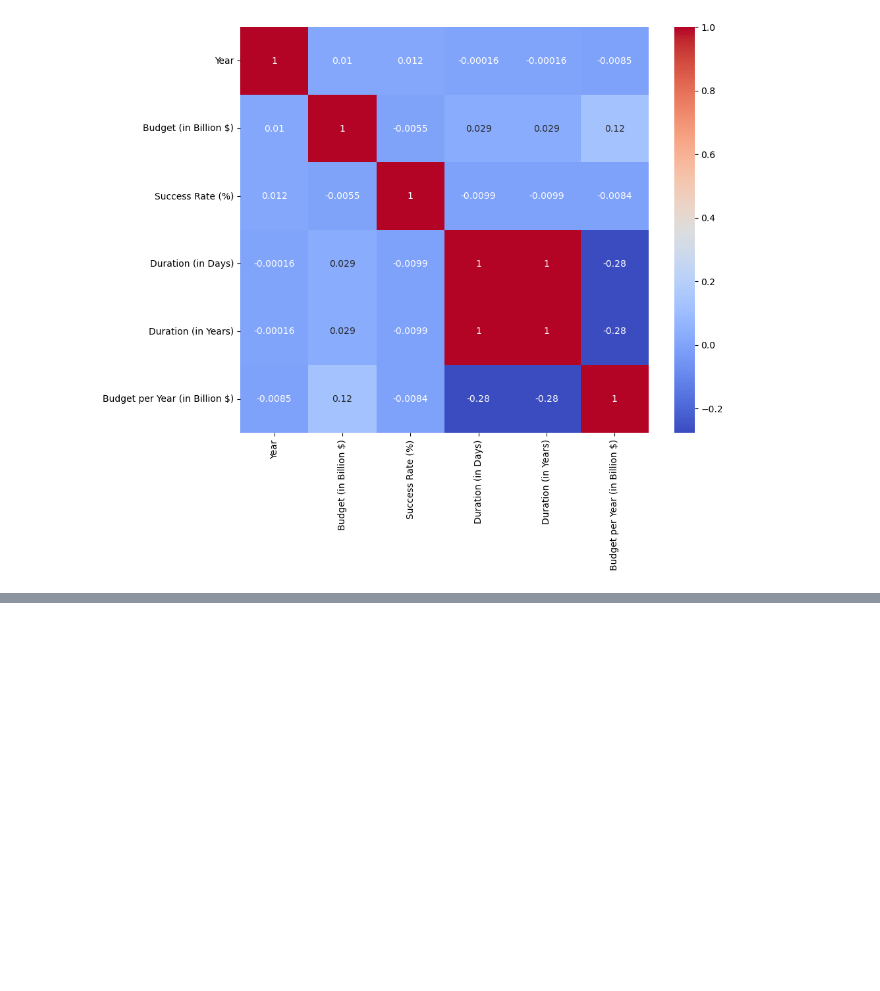
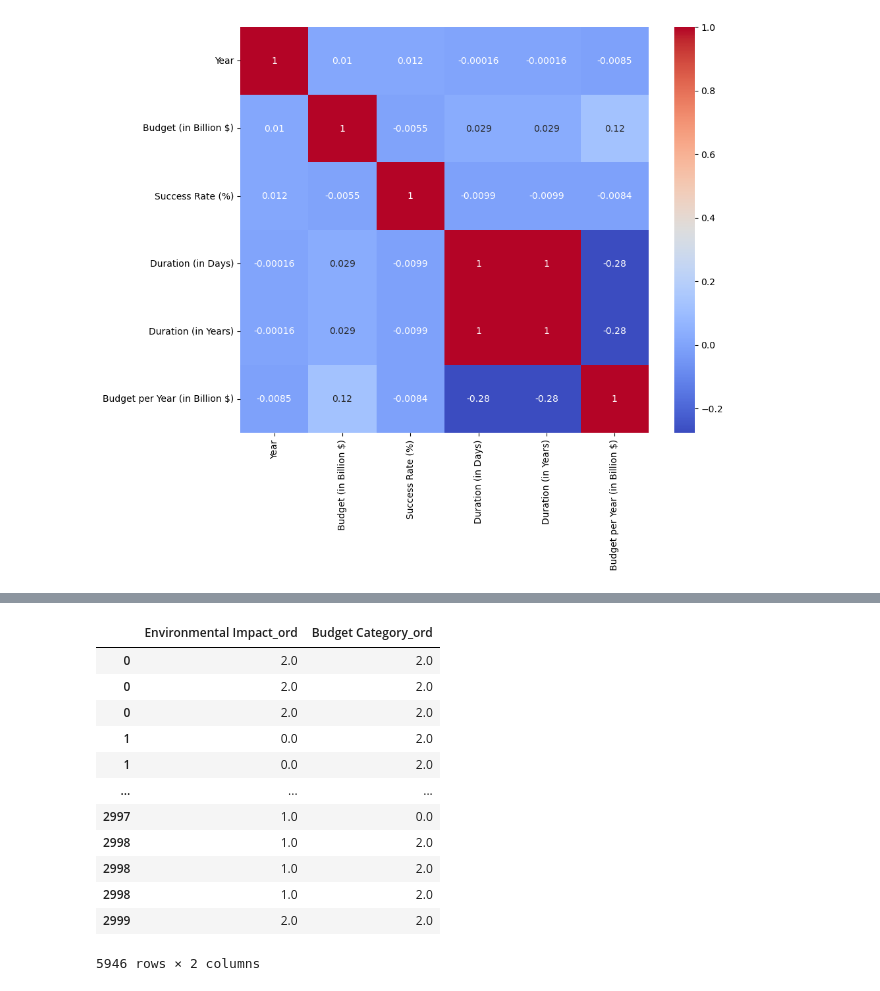
Before and after one commit to BigVictorFans/CU5PROJECTDANISH, a Jupyter notebook: notebook.ipynb, the cells around one changed output, grey strips where cells are left out. Cells and saved outputs as stored; diff of their text form; code cells hidden in the pictures; blank space fills up the shorter version.

```diff
--- a/notebook.ipynb
+++ b/notebook.ipynb
@@ -234,0 +279,19 @@ plt.show()
+# %%
+or_df = pd.DataFrame(ordinal,
+             columns=[col + '_ord' for col in ordinal_cols],
+            index=df.index)
+or_df
+# %% [output]
+|  | Environmental Impact_ord | Budget Category_ord |
+| 0 | 2.0 | 2.0 |
+| 0 | 2.0 | 2.0 |
+| 0 | 2.0 | 2.0 |
+| 1 | 0.0 | 2.0 |
+| 1 | 0.0 | 2.0 |
+| ... | ... | ... |
+| 2997 | 1.0 | 0.0 |
+| 2998 | 1.0 | 2.0 |
+| 2998 | 1.0 | 2.0 |
+| 2998 | 1.0 | 2.0 |
+| 2999 | 2.0 | 2.0 |
+5946 rows × 2 columns
```
Also changed, not shown: parts of 15 cells of this notebook.
